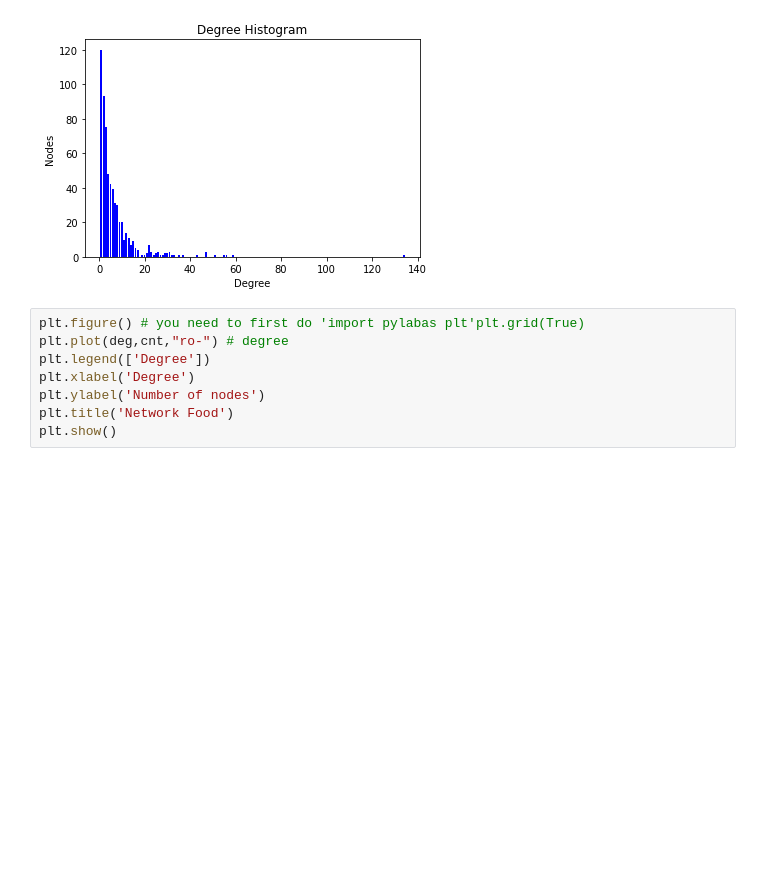
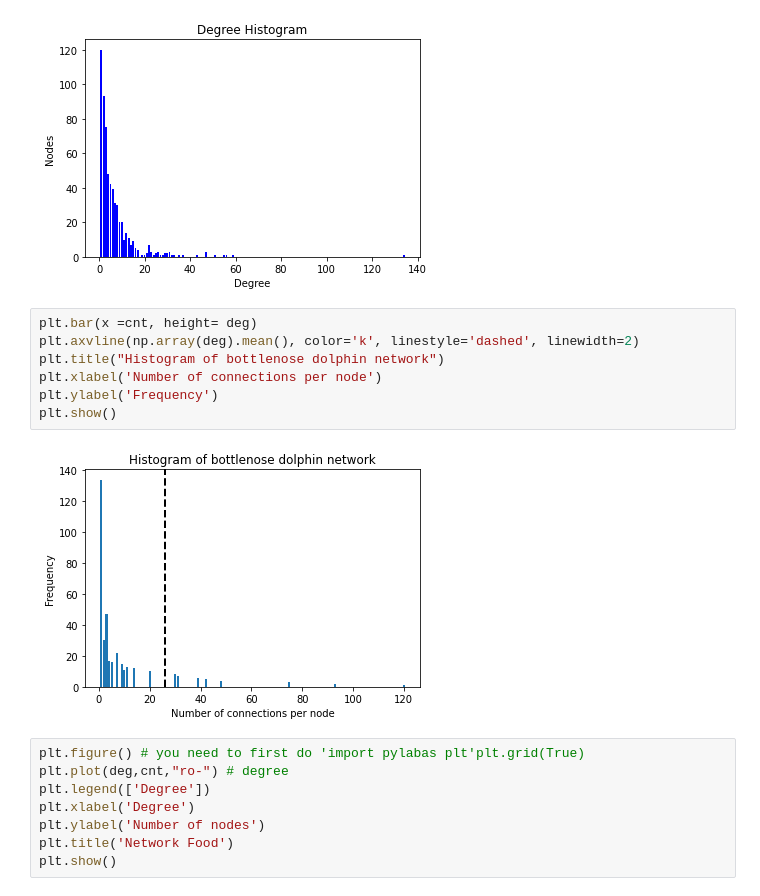
Before and after one commit to Andreaierardi/SocialNetworkAnalysis-project, a Jupyter notebook: project_code.ipynb, the cells around one changed output. Drawn from its saved outputs; the diff is of its cells as text; blank space fills up the shorter version.

```diff
--- a/project_code.ipynb
+++ b/project_code.ipynb
@@ -272,6 +272,15 @@ plt.xlabel("Degree")
 # %% [output]
 Text(0.5, 0, 'Degree')
 [figure]
+# %%
+plt.bar(x =cnt, height= deg)
+plt.axvline(np.array(deg).mean(), color='k', linestyle='dashed', linewidth=2)
+plt.title("Histogram of bottlenose dolphin network")
+plt.xlabel('Number of connections per node')
+plt.ylabel('Frequency')
+plt.show()
+# %% [output]
+[figure, added]
 # %%
 plt.figure() # you need to first do 'import pylabas plt'plt.grid(True)
 plt.plot(deg,cnt,"ro-") # degree
```
Also changed, not shown: parts of 15 cells of this notebook.
